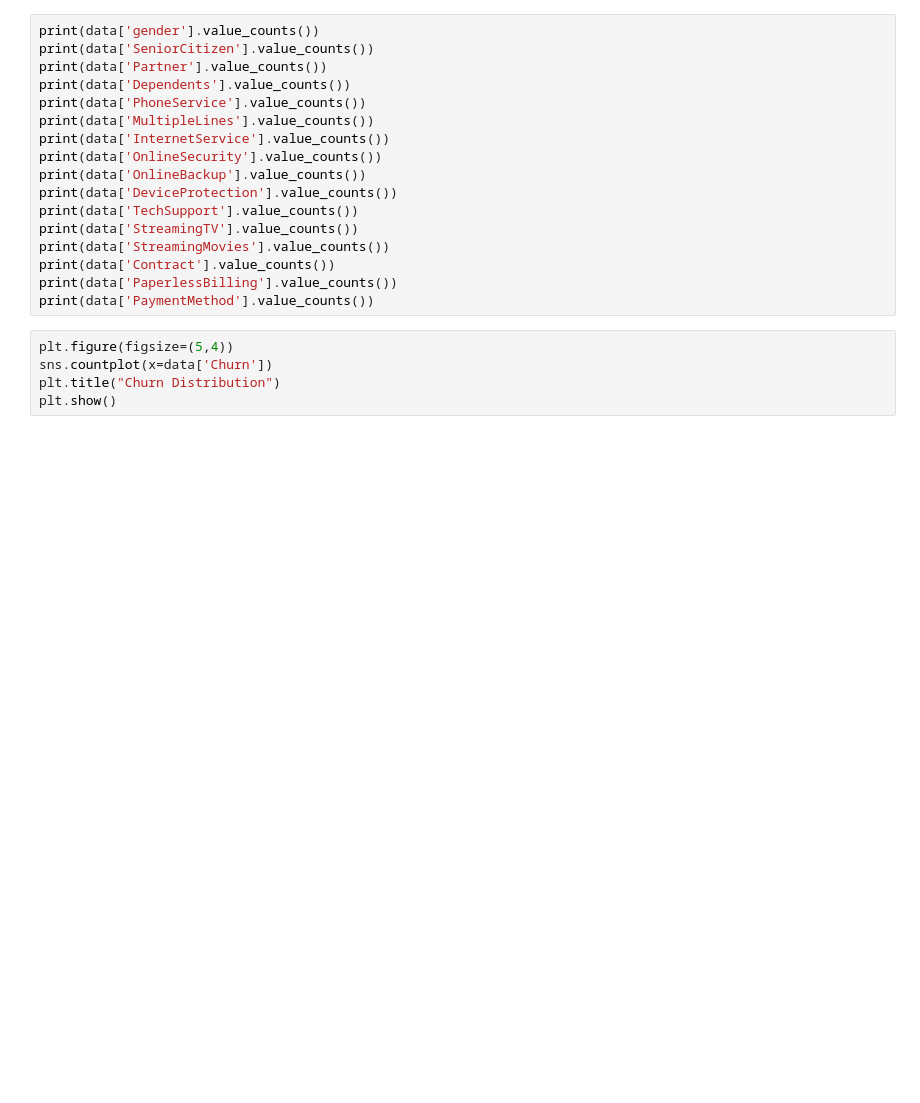
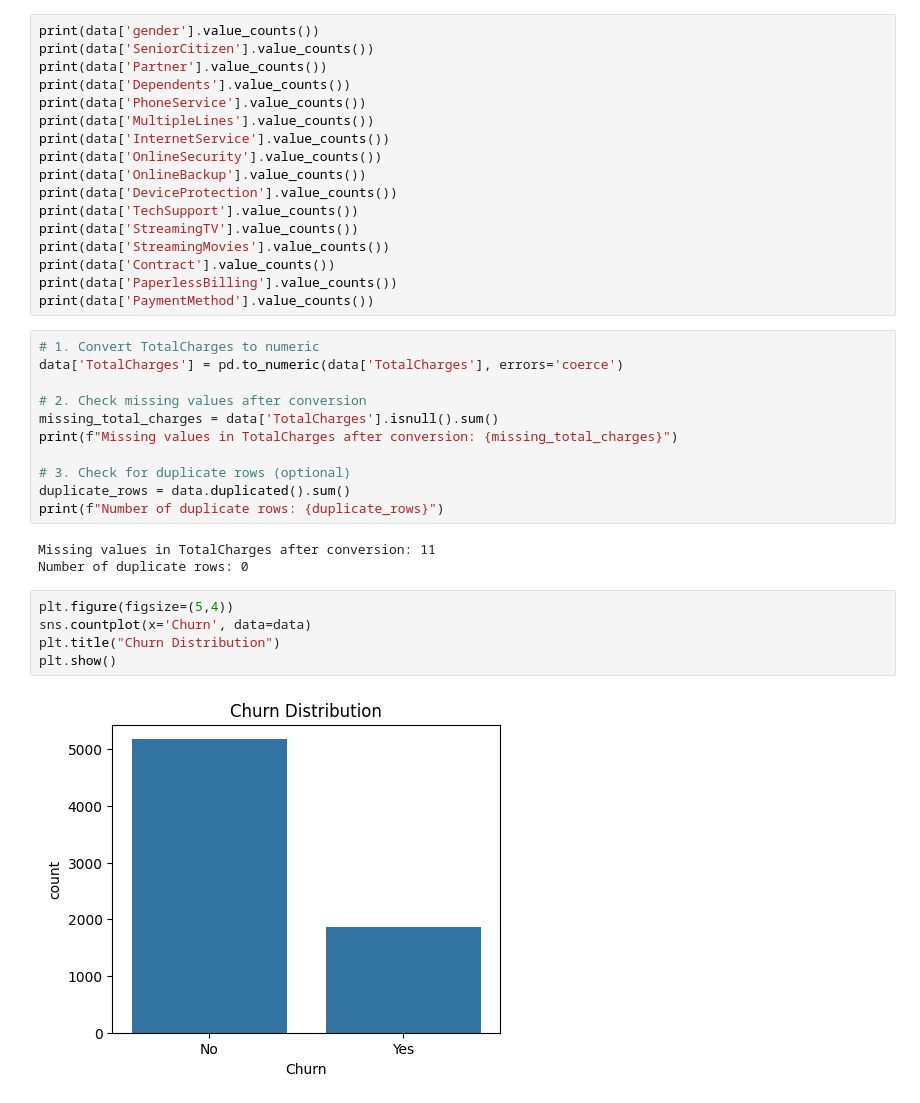
Before and after one commit to Kavishka2401/CustomerChurnPredictionSystem, a Jupyter notebook: CustomerChurnPrediction.ipynb, the cells around one changed output. Saved outputs shown, nothing was run; the diff lists cells and outputs as text; blank space fills up the shorter version.

```diff
--- a/CustomerChurnPrediction.ipynb
+++ b/CustomerChurnPrediction.ipynb
@@ -48,9 +60,25 @@ print(data['StreamingMovies'].value_counts())
 print(data['Contract'].value_counts())
 print(data['PaperlessBilling'].value_counts())
 print(data['PaymentMethod'].value_counts())
+# %%
+# 1. Convert TotalCharges to numeric
+data['TotalCharges'] = pd.to_numeric(data['TotalCharges'], errors='coerce')
+
+# 2. Check missing values after conversion
+missing_total_charges = data['TotalCharges'].isnull().sum()
+print(f"Missing values in TotalCharges after conversion: {missing_total_charges}")
+
+# 3. Check for duplicate rows (optional)
+duplicate_rows = data.duplicated().sum()
+print(f"Number of duplicate rows: {duplicate_rows}")
+# %% [output]
+Missing values in TotalCharges after conversion: 11
+Number of duplicate rows: 0
 # %%
 plt.figure(figsize=(5,4))
-sns.countplot(x=data['Churn'])
+sns.countplot(x='Churn', data=data)
 plt.title("Churn Distribution")
 plt.show()
+# %% [output]
+[figure, added]
 # %%
```
Also changed, not shown: parts of 9 cells of this notebook.
